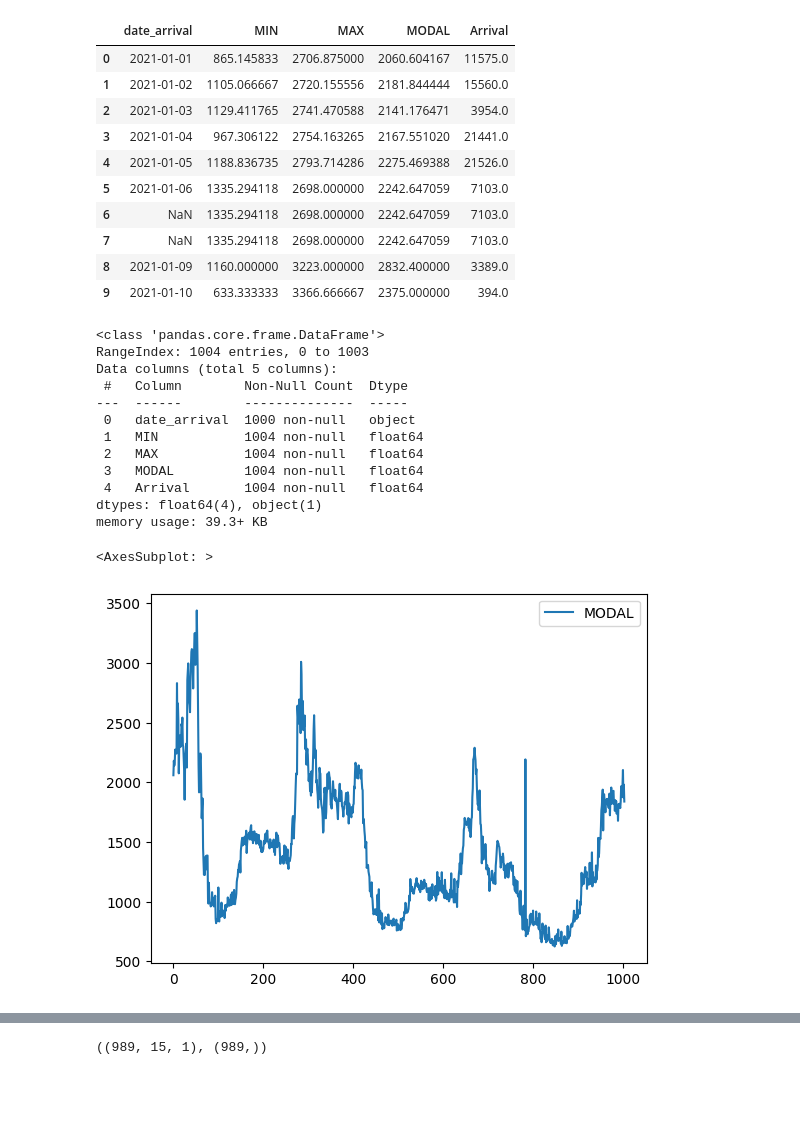
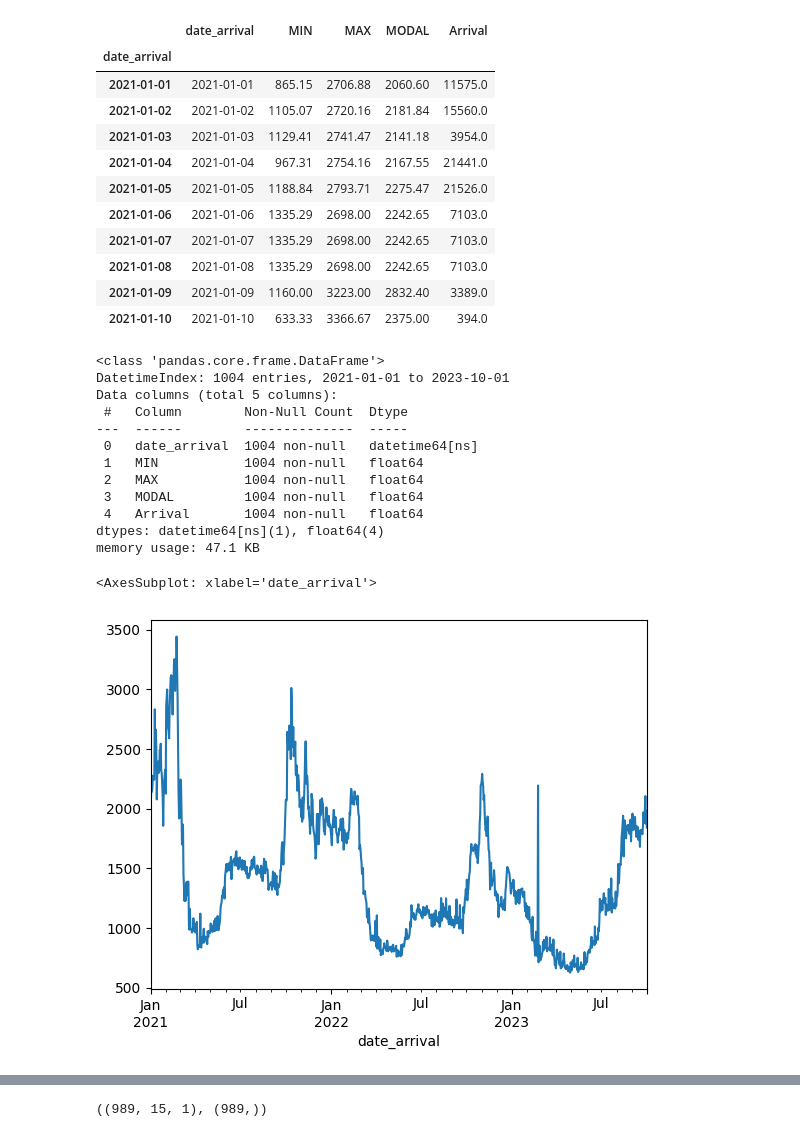
Before and after one commit to ajayt0m/Forecasting_Crop_Prices_Maharashtra, a Jupyter notebook: LSTM_Univariate.ipynb, the cells around one changed output, grey strips where cells are left out. Saved outputs shown, nothing was run; the diff lists cells and outputs as text; code cells hidden in the pictures; blank space fills up the shorter version.

Commit message:
Univariate Standardized - Working. Future forecast pending

```diff
--- a/LSTM_Univariate.ipynb
+++ b/LSTM_Univariate.ipynb
@@ -1,7 +1,7 @@
 # %%
 import pandas as pd
 
-file_url = 'https://raw.githubusercontent.com/ajayt0m/Forecasting_Crop_Prices_Maharashtra/main/onion_daily_cleaned.csv'
+file_url = 'https://raw.githubusercontent.com/ajayt0m/Forecasting_Crop_Prices_Maharashtra/Univariate_Standardized/onion_daily_cleaned.csv'
 
 onion_df = pd.read_csv(file_url)
 # %%
@@ -14,37 +14,38 @@ with pd.option_context("display.max_columns", None, "display.max_rows", None):
     display(onion_df.head(10))
 # %% [output]
 |  | date_arrival | MIN | MAX | MODAL | Arrival |
-| 0 | 2021-01-01 | 865.145833 | 2706.875000 | 2060.604167 | 11575.0 |
-| 1 | 2021-01-02 | 1105.066667 | 2720.155556 | 2181.844444 | 15560.0 |
-| 2 | 2021-01-03 | 1129.411765 | 2741.470588 | 2141.176471 | 3954.0 |
-| 3 | 2021-01-04 | 967.306122 | 2754.163265 | 2167.551020 | 21441.0 |
-| 4 | 2021-01-05 | 1188.836735 | 2793.714286 | 2275.469388 | 21526.0 |
-| 5 | 2021-01-06 | 1335.294118 | 2698.000000 | 2242.647059 | 7103.0 |
-| 6 | NaN | 1335.294118 | 2698.000000 | 2242.647059 | 7103.0 |
-| 7 | NaN | 1335.294118 | 2698.000000 | 2242.647059 | 7103.0 |
-| 8 | 2021-01-09 | 1160.000000 | 3223.000000 | 2832.400000 | 3389.0 |
-| 9 | 2021-01-10 | 633.333333 | 3366.666667 | 2375.000000 | 394.0 |
+| date_arrival |  |  |  |  |  |
+| 2021-01-01 | 2021-01-01 | 865.15 | 2706.88 | 2060.60 | 11575.0 |
+| 2021-01-02 | 2021-01-02 | 1105.07 | 2720.16 | 2181.84 | 15560.0 |
+| 2021-01-03 | 2021-01-03 | 1129.41 | 2741.47 | 2141.18 | 3954.0 |
+| 2021-01-04 | 2021-01-04 | 967.31 | 2754.16 | 2167.55 | 21441.0 |
+| 2021-01-05 | 2021-01-05 | 1188.84 | 2793.71 | 2275.47 | 21526.0 |
+| 2021-01-06 | 2021-01-06 | 1335.29 | 2698.00 | 2242.65 | 7103.0 |
+| 2021-01-07 | 2021-01-07 | 1335.29 | 2698.00 | 2242.65 | 7103.0 |
+| 2021-01-08 | 2021-01-08 | 1335.29 | 2698.00 | 2242.65 | 7103.0 |
+| 2021-01-09 | 2021-01-09 | 1160.00 | 3223.00 | 2832.40 | 3389.0 |
+| 2021-01-10 | 2021-01-10 | 633.33 | 3366.67 | 2375.00 | 394.0 |
 # %%
 onion_df.info()
 # %% [output]
 <class 'pandas.core.frame.DataFrame'>
-RangeIndex: 1004 entries, 0 to 1003
+DatetimeIndex: 1004 entries, 2021-01-01 to 2023-10-01
 Data columns (total 5 columns):
  #   Column        Non-Null Count  Dtype
 ---  ------        --------------  -----
- 0   date_arrival  1000 non-null   object
+ 0   date_arrival  1004 non-null   datetime64[ns]
  1   MIN           1004 non-null   float64
  2   MAX           1004 non-null   float64
  3   MODAL         1004 non-null   float64
  4   Arrival       1004 non-null   float64
-dtypes: float64(4), object(1)
-memory usage: 39.3+ KB
+dtypes: datetime64[ns](1), float64(4)
+memory usage: 47.1 KB
 # %%
-price = pd.DataFrame(onion_df['MODAL'])
+price = onion_df['MODAL']
 price.plot()
 # %% [output]
-<AxesSubplot: >
+<AxesSubplot: xlabel='date_arrival'>
-[figure, old version]
+[figure, new version]
 # %%
 with pd.option_context("display.max_columns", None, "display.max_rows", None):
     display(price.head(10))
```
Also changed, not shown: parts of 23 cells of this notebook.
